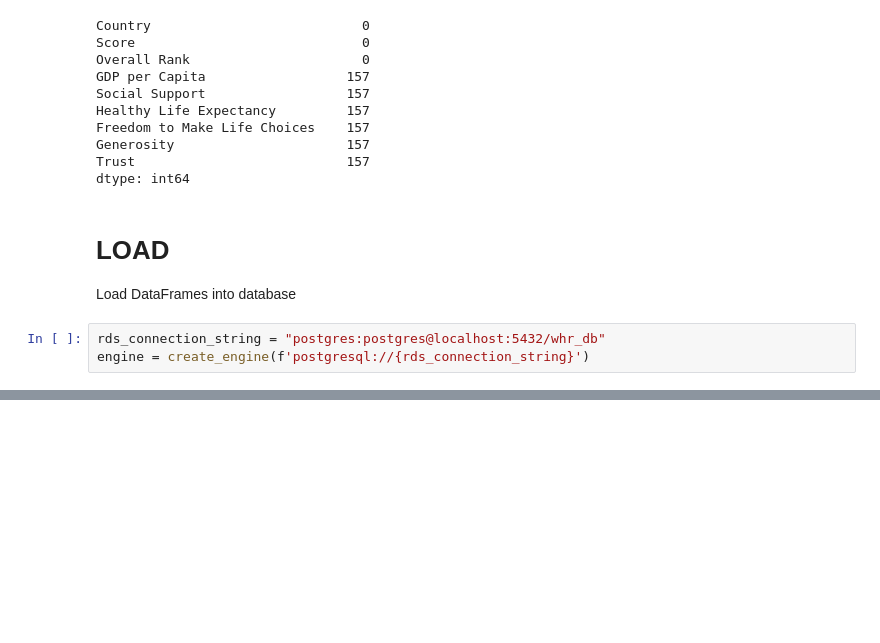
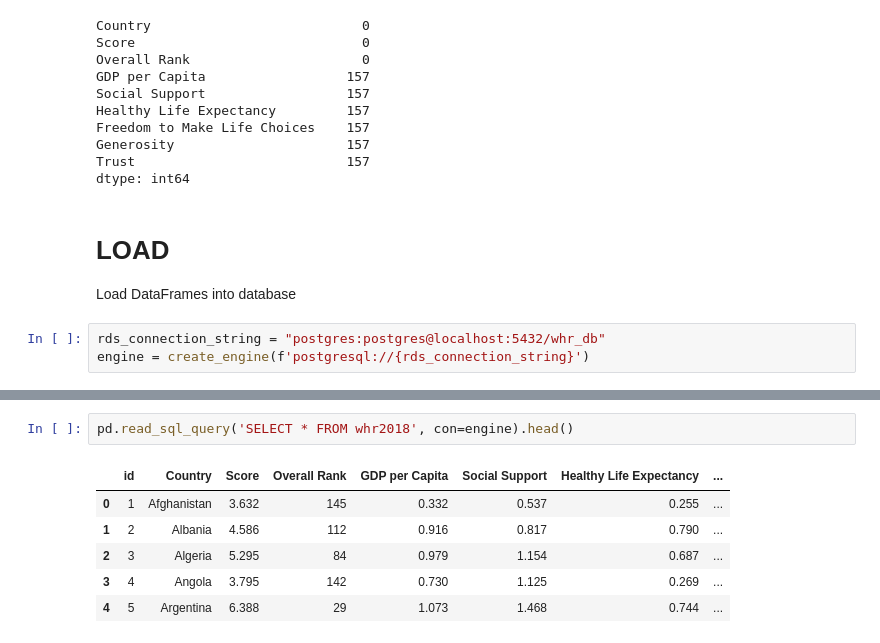
Before and after one commit to vandrade88/data-visualization-project, a Jupyter notebook: ETL.ipynb, the cells around one changed output, grey strips where cells are left out. Saved outputs shown, nothing was run; the diff lists cells and outputs as text; blank space fills up the shorter version.

```diff
--- a/ETL.ipynb
+++ b/ETL.ipynb
@@ -830,0 +870,9 @@ engine = create_engine(f'postgresql://{rds_connection_string}')
+# %%
+pd.read_sql_query('SELECT * FROM whr2018', con=engine).head()
+# %% [output]
+|  | id | Country | Score | Overall Rank | GDP per Capita | Social Support | Healthy Life Expectancy | ... |
+| 0 | 1 | Afghanistan | 3.632 | 145 | 0.332 | 0.537 | 0.255 | ... |
+| 1 | 2 | Albania | 4.586 | 112 | 0.916 | 0.817 | 0.790 | ... |
+| 2 | 3 | Algeria | 5.295 | 84 | 0.979 | 1.154 | 0.687 | ... |
+| 3 | 4 | Angola | 3.795 | 142 | 0.730 | 1.125 | 0.269 | ... |
+| 4 | 5 | Argentina | 6.388 | 29 | 1.073 | 1.468 | 0.744 | ... |
```
Also changed, not shown: parts of 11 cells of this notebook, 1 other file.
